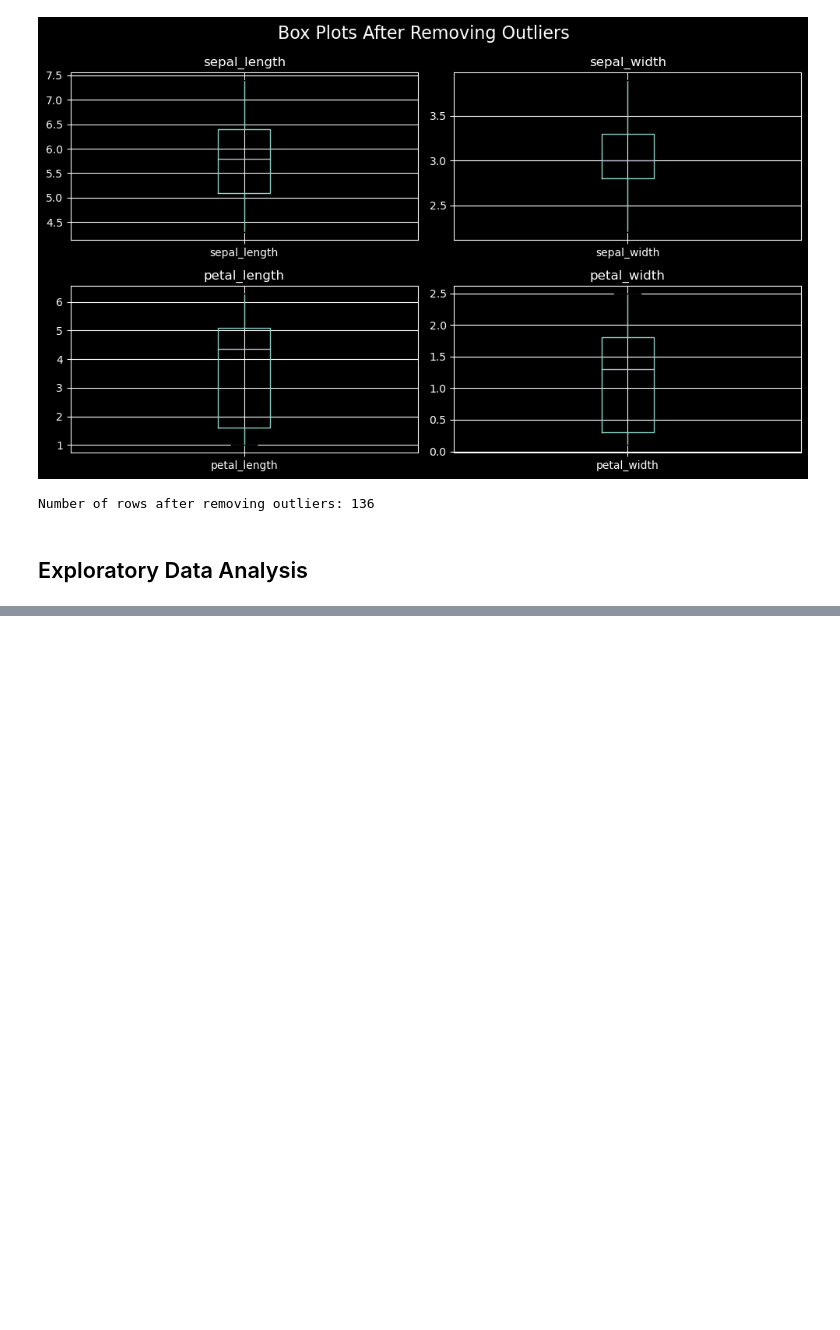
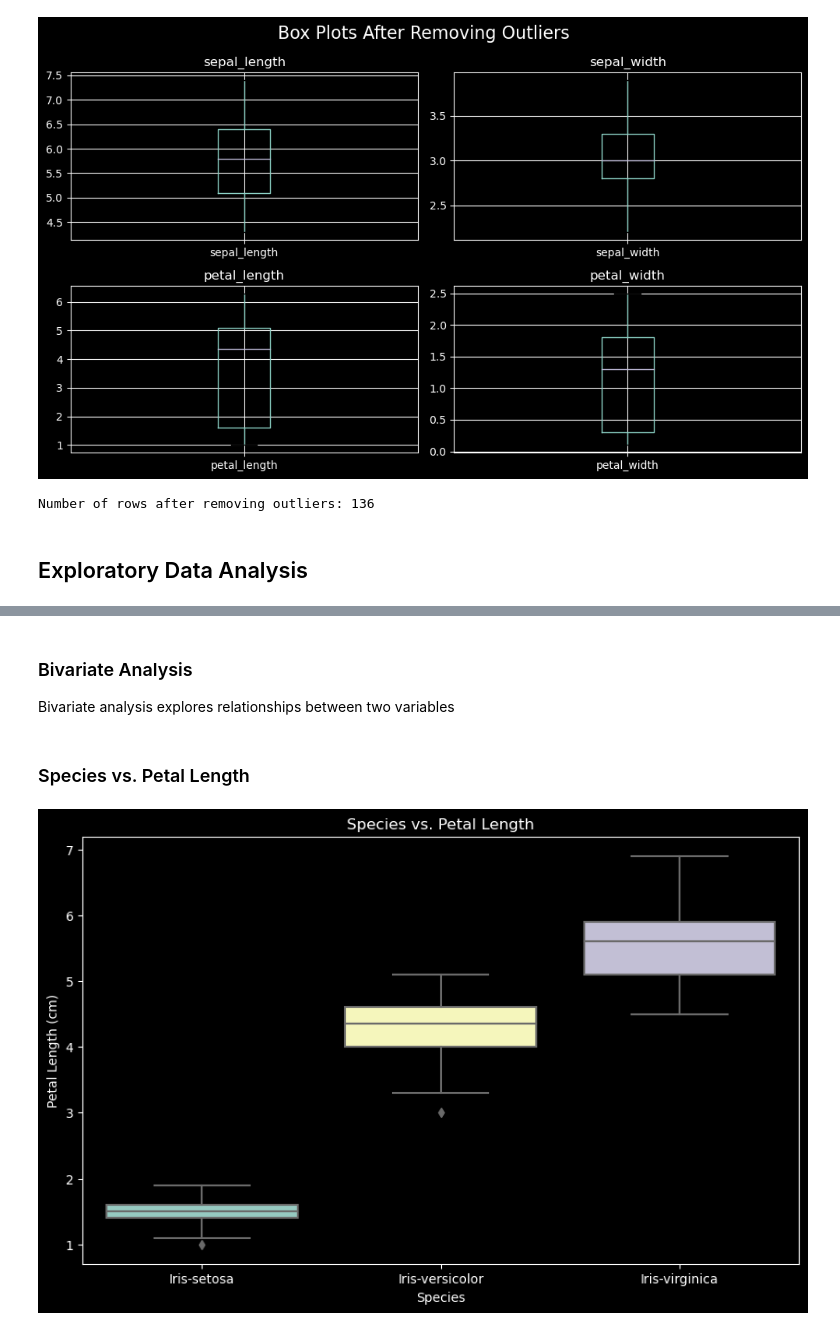
Before and after one commit to marwa9975/CODSOFT_DS03_Iris-Flower-Classification, a Jupyter notebook: index.ipynb, the cells around one changed output, grey strips where cells are left out. Saved outputs shown, nothing was run; the diff lists cells and outputs as text; code cells hidden in the pictures; blank space fills up the shorter version.

```diff
--- a/index.ipynb
+++ b/index.ipynb
@@ -219,0 +268,15 @@ Number of rows after removing outliers: 136
+# %% [markdown]
+### Bivariate Analysis
+Bivariate analysis explores relationships between two variables
+# %% [markdown]
+### Species vs. Petal Length
+# %%
+# Create a box plot to visualize the relationship between species and petal length
+plt.figure(figsize=(10, 6))
+sns.boxplot(data=df, x='species', y='petal_length')
+plt.title('Species vs. Petal Length')
+plt.xlabel('Species')
+plt.ylabel('Petal Length (cm)')
+plt.show()
+# %% [output]
+[figure, added]
```
Also changed, not shown: parts of 33 cells of this notebook.
